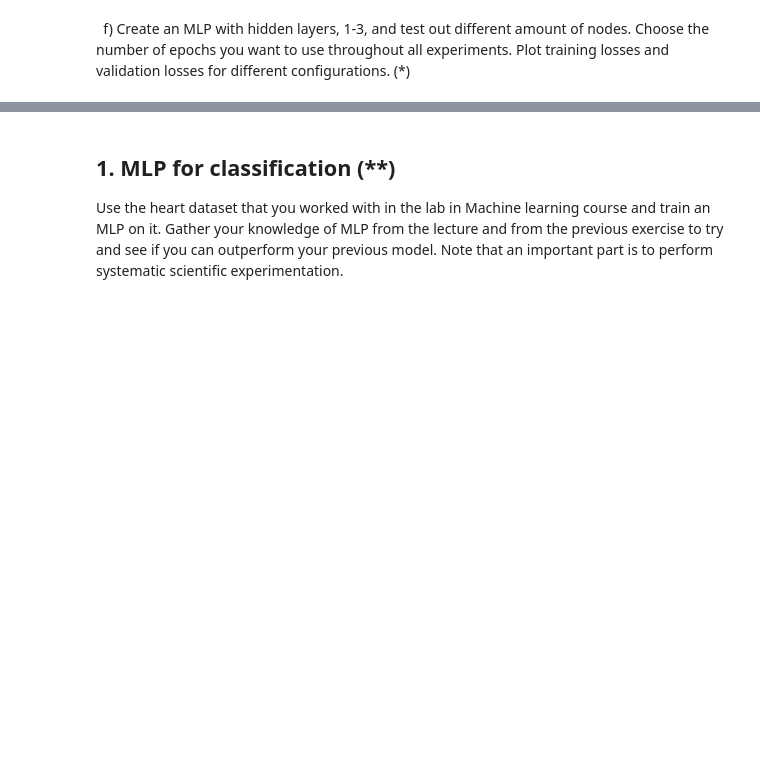
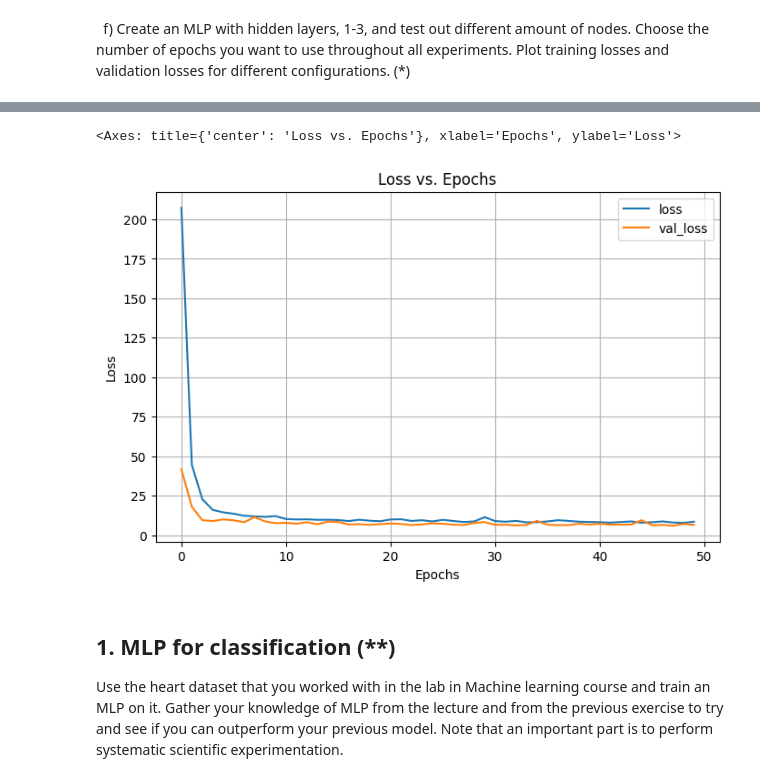
Before and after one commit to dancla240/Deep-Learning-Daniel-Claesson, a Jupyter notebook: E0-MLP.ipynb, the cells around one changed output, grey strips where cells are left out. Saved outputs shown, nothing was run; the diff lists cells and outputs as text; code cells hidden in the pictures; blank space fills up the shorter version.

```diff
--- a/E0-MLP.ipynb
+++ b/E0-MLP.ipynb
@@ -266,7 +266,7 @@ from keras import layers
 model = keras.models.Sequential(name="Shallow_network")
 model.add(layers.InputLayer((X_train.shape[1],), name="input_layer"))
 #model.add(layers.InputLayer((6,), name="input_layer"))
-model.add(layers.Dense(64, activation='relu', name="hidden-layer-1"))
+model.add(layers.Dense(512, activation='relu', name="hidden-layer-1"))
 model.add(layers.Dense(32, activation='sigmoid', name="hidden-layer-2"))
 model.add(layers.Dense(1, name="output-layer"))
 # %%
@@ -316,3 +324,8 @@ Epoch 50/50
+# %%
+pd.DataFrame(model.history.history).plot(figsize=(8,5), grid=True, title="Loss vs. Epochs", xlabel="Epochs", ylabel="Loss")
+# %% [output]
+<Axes: title={'center': 'Loss vs. Epochs'}, xlabel='Epochs', ylabel='Loss'>
+[figure, added]
 # %% [markdown]
 ## 1. MLP for classification (**)
 
```
Also changed, not shown: parts of 5 cells of this notebook.
